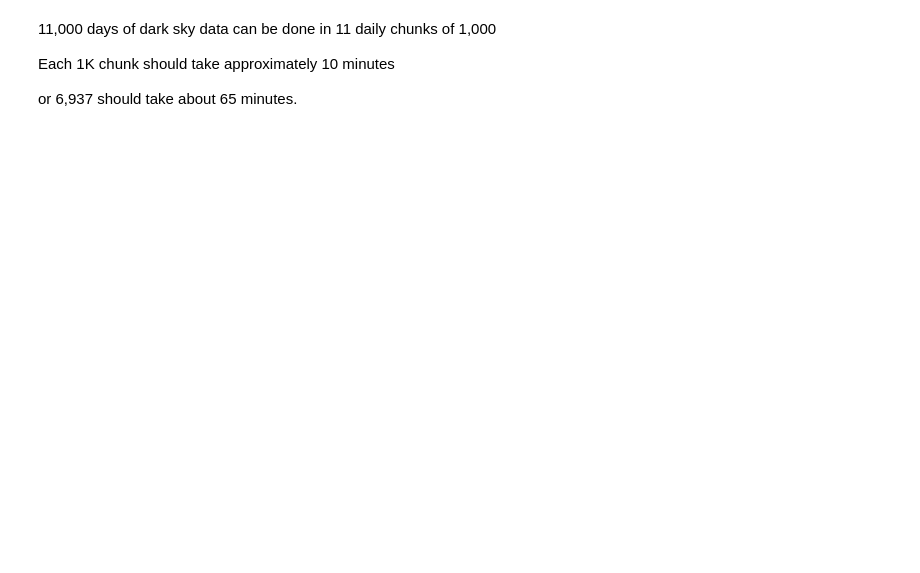
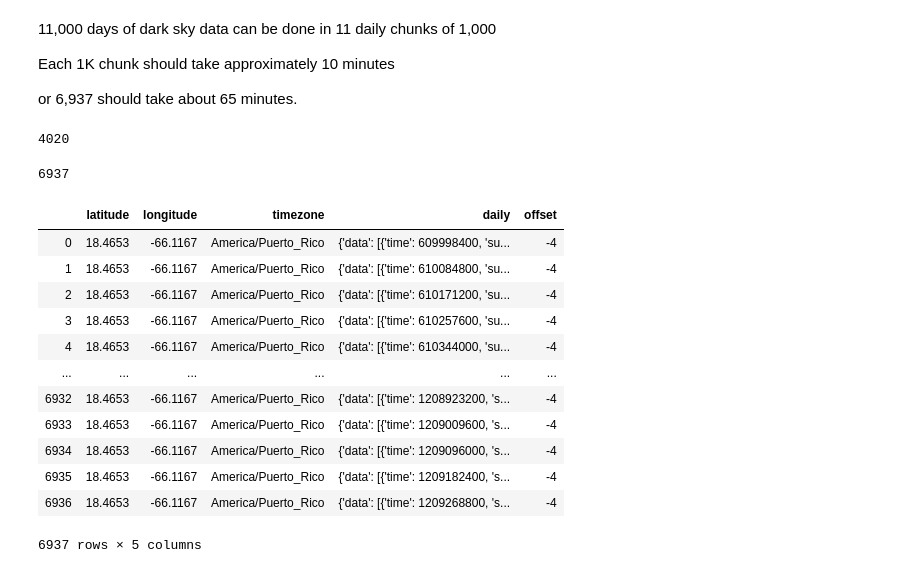
Before and after one commit to iEvidently/dsc-5-capstone-project-online-ds-pt-100118, a Jupyter notebook: dengue_fever_prediction.ipynb, the cells around one changed output. Drawn from its saved outputs; the diff is of its cells as text; code cells hidden in the pictures; blank space fills up the shorter version.

```diff
--- a/dengue_fever_prediction.ipynb
+++ b/dengue_fever_prediction.ipynb
@@ -501,0 +501,40 @@ or 6,937 should take about 65 minutes.
+# %%
+get_line_count('iq_darksky.txt')
+# %% [output]
+4020
+# %%
+get_line_count('sj_darksky.txt')
+# %% [output]
+6937
+# %%
+# this function works on a line by line basis
+
+def json_text_to_dataframe(text_file):
+
+    new_df = pd.DataFrame()
+
+    with open(text_file, "r") as f:
+        for text_line in f:
+            json_data = json.loads(text_line)
+            new_df = new_df.append(json_normalize(json_data, max_level=0), ignore_index=True, verify_integrity=True, sort=False)
+
+    return new_df
+# %%
+sj_weather_temp = json_text_to_dataframe('sj_darksky.txt')
+iq_weather_temp = json_text_to_dataframe('iq_darksky.txt')
+# %%
+sj_weather_temp
+# %% [output]
+|  | latitude | longitude | timezone | daily | offset |
+| 0 | 18.4653 | -66.1167 | America/Puerto_Rico | {'data': [{'time': 609998400, 'su... | -4 |
+| 1 | 18.4653 | -66.1167 | America/Puerto_Rico | {'data': [{'time': 610084800, 'su... | -4 |
+| 2 | 18.4653 | -66.1167 | America/Puerto_Rico | {'data': [{'time': 610171200, 'su... | -4 |
+| 3 | 18.4653 | -66.1167 | America/Puerto_Rico | {'data': [{'time': 610257600, 'su... | -4 |
+| 4 | 18.4653 | -66.1167 | America/Puerto_Rico | {'data': [{'time': 610344000, 'su... | -4 |
+| ... | ... | ... | ... | ... | ... |
+| 6932 | 18.4653 | -66.1167 | America/Puerto_Rico | {'data': [{'time': 1208923200, 's... | -4 |
+| 6933 | 18.4653 | -66.1167 | America/Puerto_Rico | {'data': [{'time': 1209009600, 's... | -4 |
+| 6934 | 18.4653 | -66.1167 | America/Puerto_Rico | {'data': [{'time': 1209096000, 's... | -4 |
+| 6935 | 18.4653 | -66.1167 | America/Puerto_Rico | {'data': [{'time': 1209182400, 's... | -4 |
+| 6936 | 18.4653 | -66.1167 | America/Puerto_Rico | {'data': [{'time': 1209268800, 's... | -4 |
+6937 rows × 5 columns
```
Also changed, not shown: parts of 20 cells of this notebook, 4 other files.
